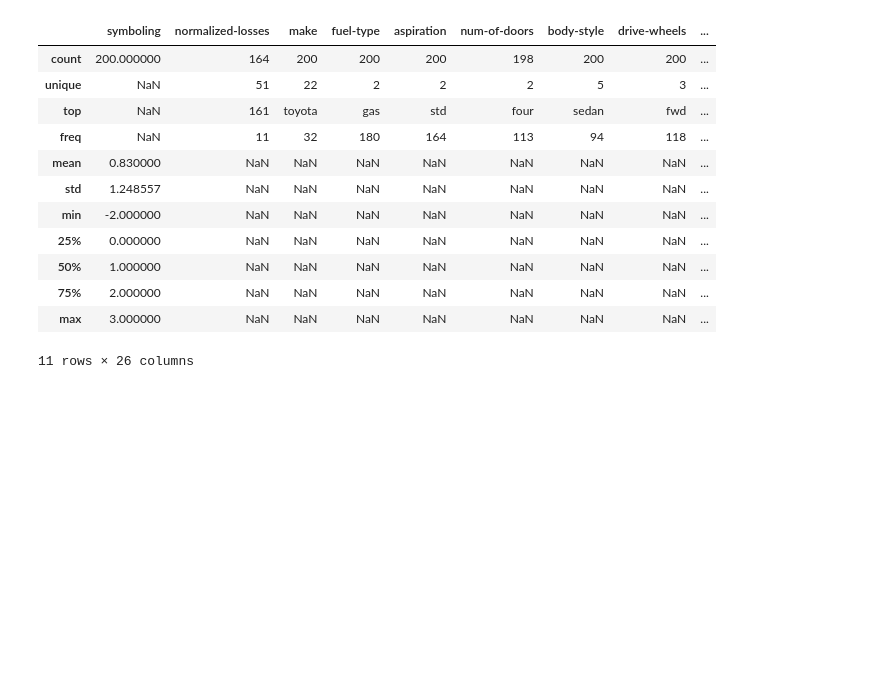
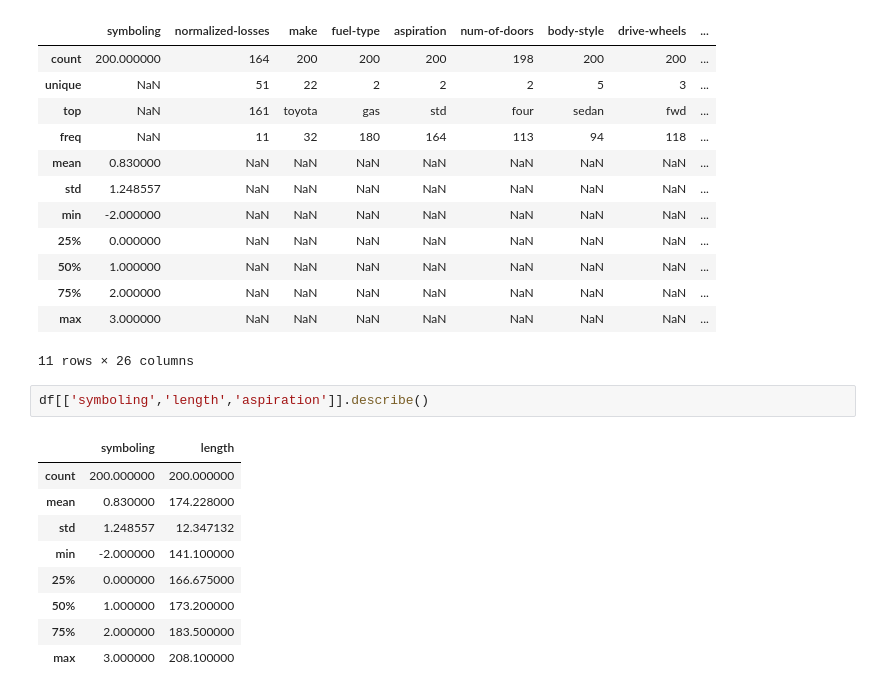
Before and after one commit to YonInsights/Project-8, a Jupyter notebook: Project.8.ipynb, the cells around one changed output. Cells and saved outputs as stored; diff of their text form; blank space fills up the shorter version.

```diff
--- a/Project.8.ipynb
+++ b/Project.8.ipynb
@@ -148,3 +148,15 @@ df.describe(include='all')
 | 75% | 2.000000 | NaN | NaN | NaN | NaN | NaN | NaN | NaN | ... |
 | max | 3.000000 | NaN | NaN | NaN | NaN | NaN | NaN | NaN | ... |
 11 rows × 26 columns
+# %%
+df[['symboling','length','aspiration']].describe()
+# %% [output]
+|  | symboling | length |
+| count | 200.000000 | 200.000000 |
+| mean | 0.830000 | 174.228000 |
+| std | 1.248557 | 12.347132 |
+| min | -2.000000 | 141.100000 |
+| 25% | 0.000000 | 166.675000 |
+| 50% | 1.000000 | 173.200000 |
+| 75% | 2.000000 | 183.500000 |
+| max | 3.000000 | 208.100000 |
```
Also changed, not shown: parts of 1 cell of this notebook.
